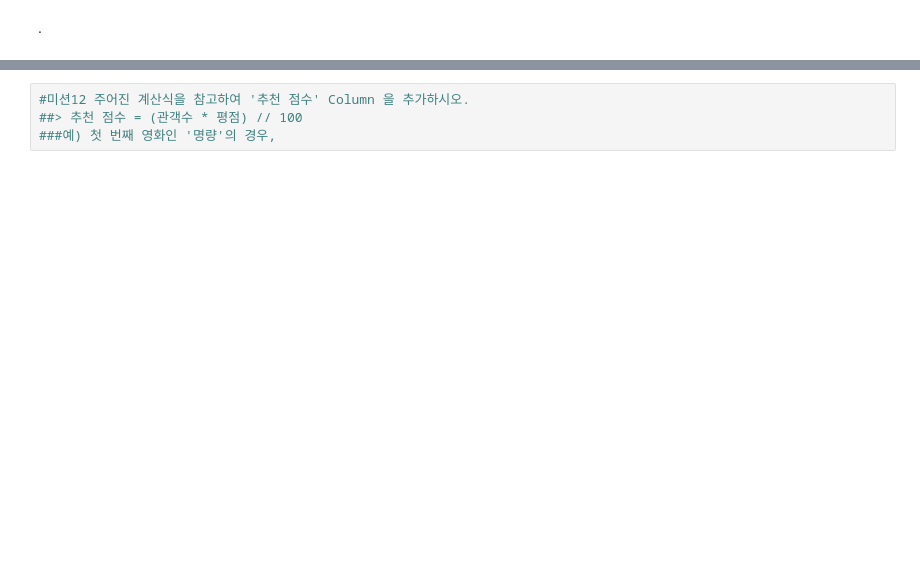
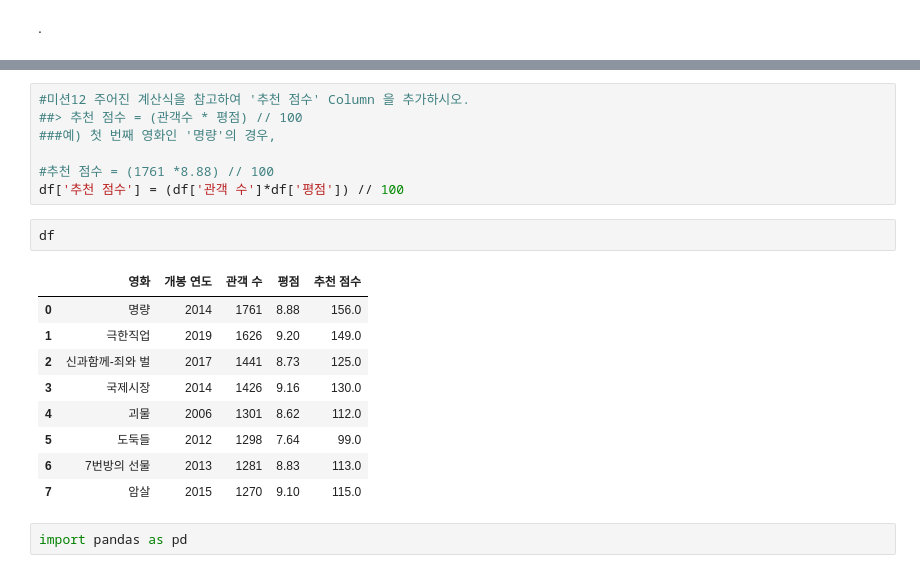
Before and after one commit to KimEun-Bi/etc.., a Jupyter notebook: 파이썬_응용_1주차.ipynb, the cells around one changed output, grey strips where cells are left out. Saved outputs shown, nothing was run; the diff lists cells and outputs as text; blank space fills up the shorter version.

```diff
--- a/파이썬_응용_1주차.ipynb
+++ b/파이썬_응용_1주차.ipynb
@@ -734,5 +1139,22 @@ df
 #미션12 주어진 계산식을 참고하여 '추천 점수' Column 을 추가하시오.
 ##> 추천 점수 = (관객수 * 평점) // 100
 ###예) 첫 번째 영화인 '명량'의 경우,
+
+#추천 점수 = (1761 *8.88) // 100
+df['추천 점수'] = (df['관객 수']*df['평점']) // 100
+# %%
+df
+# %% [output]
+|  | 영화 | 개봉 연도 | 관객 수 | 평점 | 추천 점수 |
+| 0 | 명량 | 2014 | 1761 | 8.88 | 156.0 |
+| 1 | 극한직업 | 2019 | 1626 | 9.20 | 149.0 |
+| 2 | 신과함께-죄와 벌 | 2017 | 1441 | 8.73 | 125.0 |
+| 3 | 국제시장 | 2014 | 1426 | 9.16 | 130.0 |
+| 4 | 괴물 | 2006 | 1301 | 8.62 | 112.0 |
+| 5 | 도둑들 | 2012 | 1298 | 7.64 | 99.0 |
+| 6 | 7번방의 선물 | 2013 | 1281 | 8.83 | 113.0 |
+| 7 | 암살 | 2015 | 1270 | 9.10 | 115.0 |
+# %%
+import pandas as pd
 # %%
 #미션13 전체 데이터를 '개봉 연도' 기준 내림차순으로 출력하시오.
```
Also changed, not shown: parts of 112 cells of this notebook.
